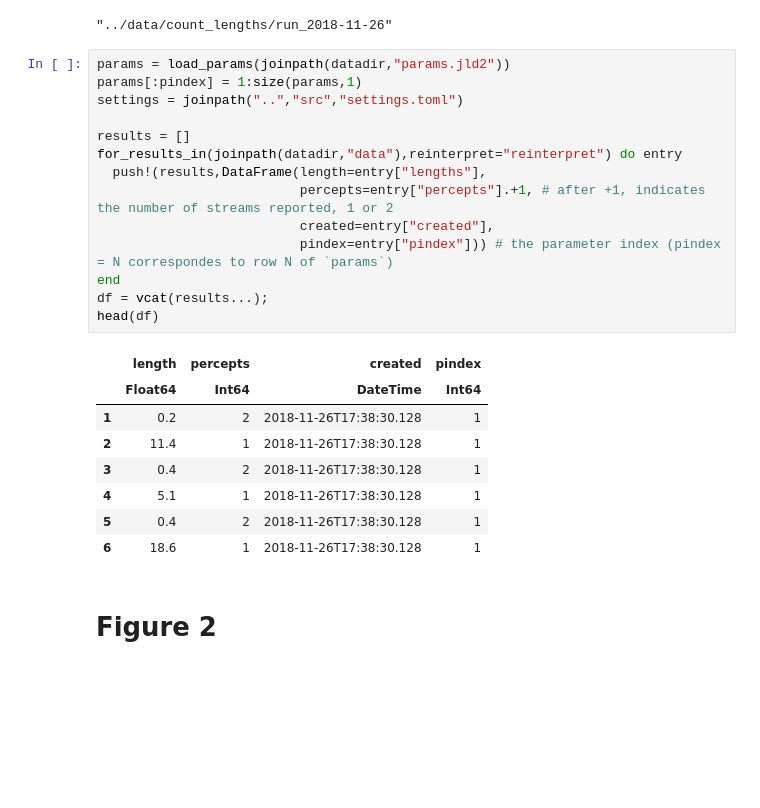
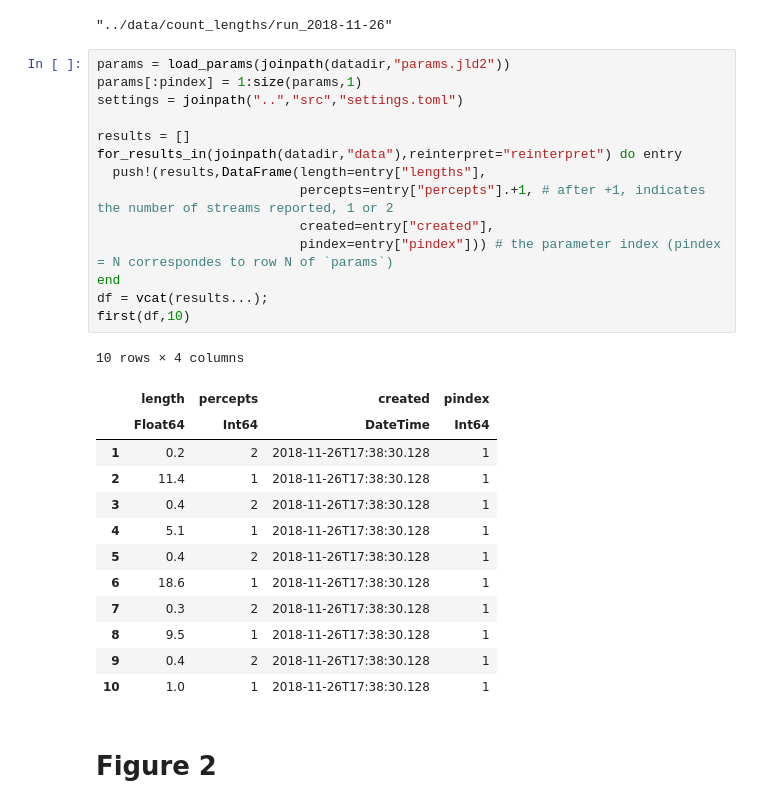
Before and after one commit to haberdashPI/bistable, a Jupyter notebook: notebooks/Figures.ipynb, the cells around one changed output. Drawn from its saved outputs; the diff is of its cells as text; blank space fills up the shorter version.

```diff
--- a/notebooks/Figures.ipynb
+++ b/notebooks/Figures.ipynb
@@ -44,26 +42,31 @@ datadir = joinpath("..","data","count_lengths","run_2018-11-26")
 # %%
 params = load_params(joinpath(datadir,"params.jld2"))
 params[:pindex] = 1:size(params,1)
 settings = joinpath("..","src","settings.toml")
 
 results = []
 for_results_in(joinpath(datadir,"data"),reinterpret="reinterpret") do entry
   push!(results,DataFrame(length=entry["lengths"],
                           percepts=entry["percepts"].+1, # after +1, indicates the number of streams reported, 1 or 2
                           created=entry["created"],
                           pindex=entry["pindex"])) # the parameter index (pindex = N correspondes to row N of `params`)
 end
 df = vcat(results...);
-head(df)
+first(df,10)
 # %% [output]
+10 rows × 4 columns
 |  | length | percepts | created | pindex |
 |  | Float64 | Int64 | DateTime | Int64 |
 | 1 | 0.2 | 2 | 2018-11-26T17:38:30.128 | 1 |
 | 2 | 11.4 | 1 | 2018-11-26T17:38:30.128 | 1 |
 | 3 | 0.4 | 2 | 2018-11-26T17:38:30.128 | 1 |
 | 4 | 5.1 | 1 | 2018-11-26T17:38:30.128 | 1 |
 | 5 | 0.4 | 2 | 2018-11-26T17:38:30.128 | 1 |
 | 6 | 18.6 | 1 | 2018-11-26T17:38:30.128 | 1 |
+| 7 | 0.3 | 2 | 2018-11-26T17:38:30.128 | 1 |
+| 8 | 9.5 | 1 | 2018-11-26T17:38:30.128 | 1 |
+| 9 | 0.4 | 2 | 2018-11-26T17:38:30.128 | 1 |
+| 10 | 1.0 | 1 | 2018-11-26T17:38:30.128 | 1 |
 # %% [markdown]
 # Figure 2
 # %% [markdown]
```
Also changed, not shown: parts of 19 cells of this notebook, 11 other files.
